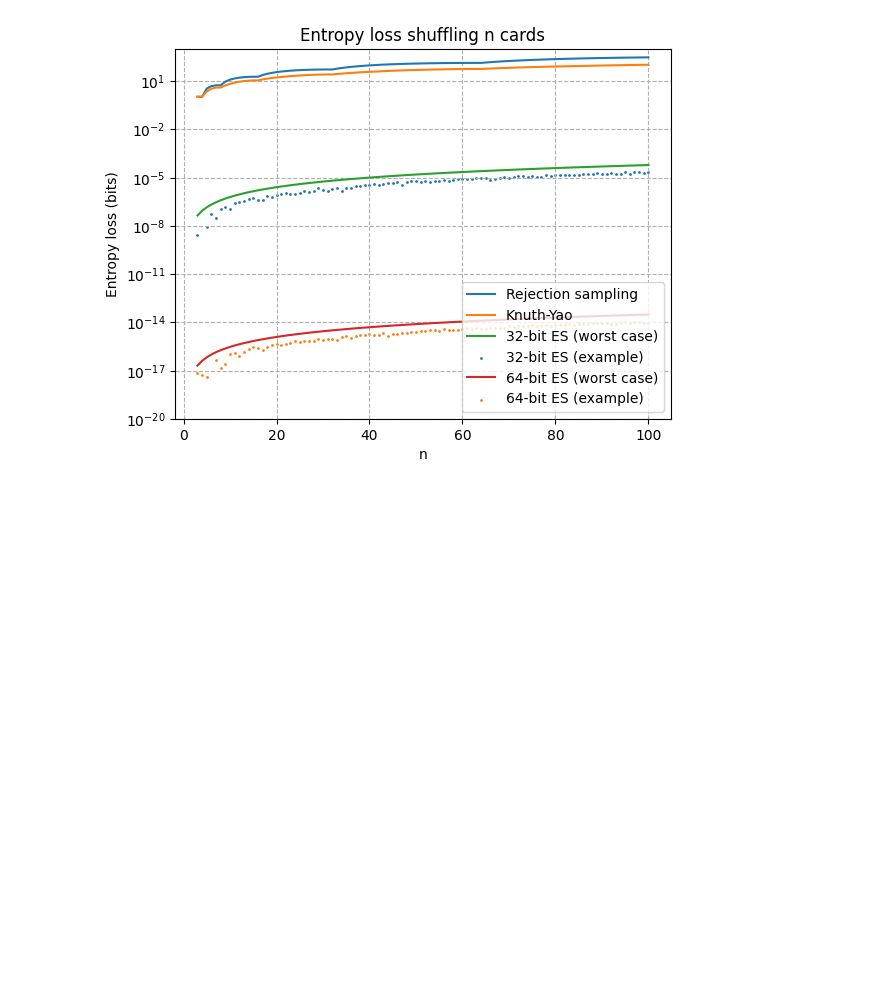
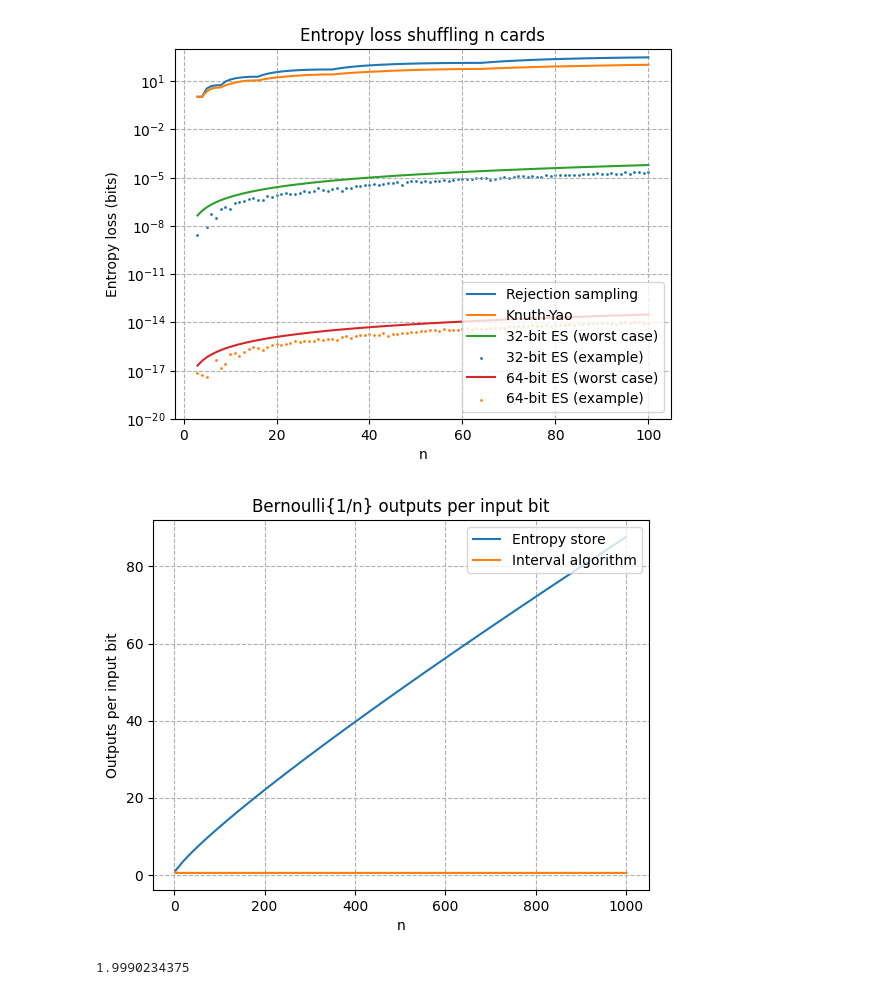
Before and after one commit to calum74/entropy, a Jupyter notebook: entropy.ipynb, the cells around one changed output. Cells and saved outputs as stored; diff of their text form; code cells hidden in the pictures; blank space fills up the shorter version.

```diff
--- a/entropy.ipynb
+++ b/entropy.ipynb
@@ -566,3 +566,35 @@ plt.savefig('shuffle_losses.png', dpi=600)
 plt.show()
 # %% [output]
 [figure]
+# %%
+# Let's look at the output rate for IE and ES
+
+series = range(3,1001)
+es_output_rate = [1/binary_entropy(1/n) for n in series]
+ia_output_rate = [1/expected_interval(1/n) for n in series]
+output_rate_ratio = [expected_interval(1/n)/binary_entropy(1/n) for n in series]
+
+plt.clf()
+
+plt.title('Bernoulli{1/n} outputs per input bit')
+
+plt.xlabel('n')
+plt.ylabel('Outputs per input bit')
+
+plt.grid(True, which="both", ls="--")
+plt.plot(series, es_output_rate, label='Entropy store')
+plt.plot(series, ia_output_rate, label='Interval algorithm')
+plt.legend(loc='upper right')
+plt.savefig('bernoulli_rate.png', dpi=600)
+plt.show()
+# %% [output]
+[figure, added]
+# %%
+# Compute output rate for Bernoulli{1/12}
+
+def es_ia_bernoulli_ratio(n):
+    return expected_interval(1/n)/binary_entropy(1/n)
+es_ia_bernoulli_ratio(200)
+expected_interval(1/10)
+# %% [output]
+1.9990234375
```
Also changed, not shown: parts of 8 cells of this notebook, 1 other file.
